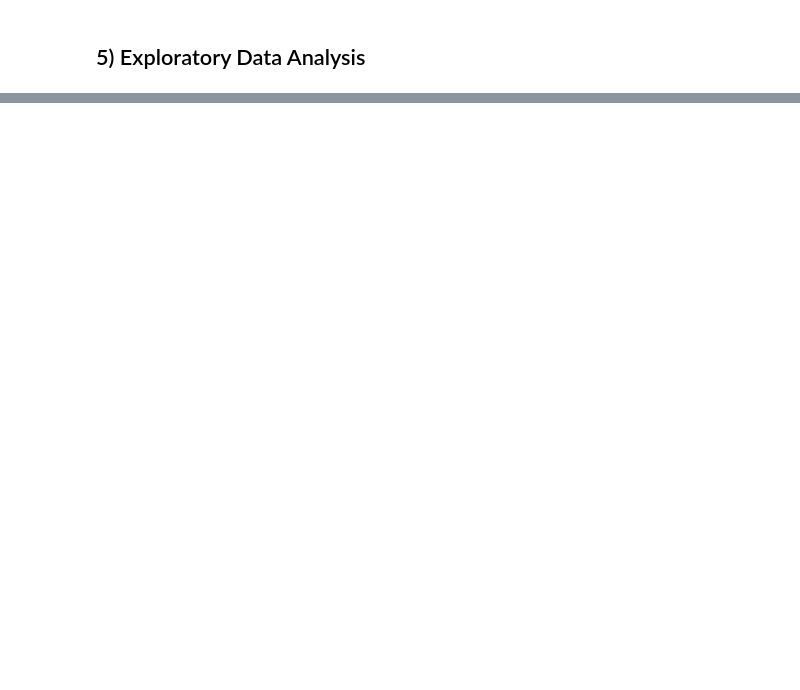
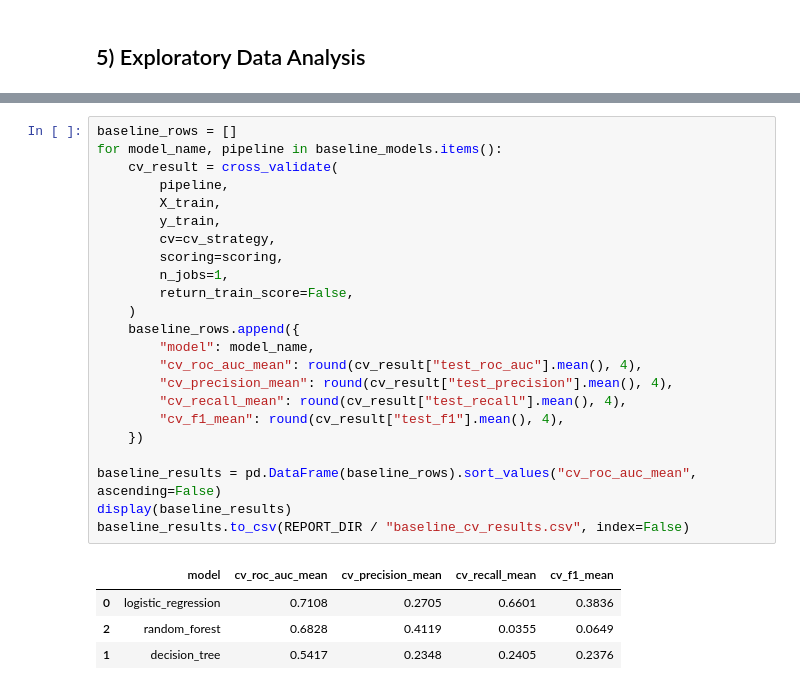
Before and after one commit to ylucki/loan-refinance-intelligence, a Jupyter notebook: notebooks/credit_card_loan_recommendation.ipynb, the cells around one changed output, grey strips where cells are left out. Drawn from its saved outputs; the diff is of its cells as text; blank space fills up the shorter version.

```diff
--- a/notebooks/credit_card_loan_recommendation.ipynb
+++ b/notebooks/credit_card_loan_recommendation.ipynb
@@ -488,0 +473,28 @@ Next steps:
+# %%
+baseline_rows = []
+for model_name, pipeline in baseline_models.items():
+    cv_result = cross_validate(
+        pipeline,
+        X_train,
+        y_train,
+        cv=cv_strategy,
+        scoring=scoring,
+        n_jobs=1,
+        return_train_score=False,
+    )
+    baseline_rows.append({
+        "model": model_name,
+        "cv_roc_auc_mean": round(cv_result["test_roc_auc"].mean(), 4),
+        "cv_precision_mean": round(cv_result["test_precision"].mean(), 4),
+        "cv_recall_mean": round(cv_result["test_recall"].mean(), 4),
+        "cv_f1_mean": round(cv_result["test_f1"].mean(), 4),
+    })
+
+baseline_results = pd.DataFrame(baseline_rows).sort_values("cv_roc_auc_mean", ascending=False)
+display(baseline_results)
+baseline_results.to_csv(REPORT_DIR / "baseline_cv_results.csv", index=False)
+# %% [output]
+|  | model | cv_roc_auc_mean | cv_precision_mean | cv_recall_mean | cv_f1_mean |
+| 0 | logistic_regression | 0.7108 | 0.2705 | 0.6601 | 0.3836 |
+| 2 | random_forest | 0.6828 | 0.4119 | 0.0355 | 0.0649 |
+| 1 | decision_tree | 0.5417 | 0.2348 | 0.2405 | 0.2376 |
```
Also changed, not shown: parts of 17 cells of this notebook, 14 other files.
